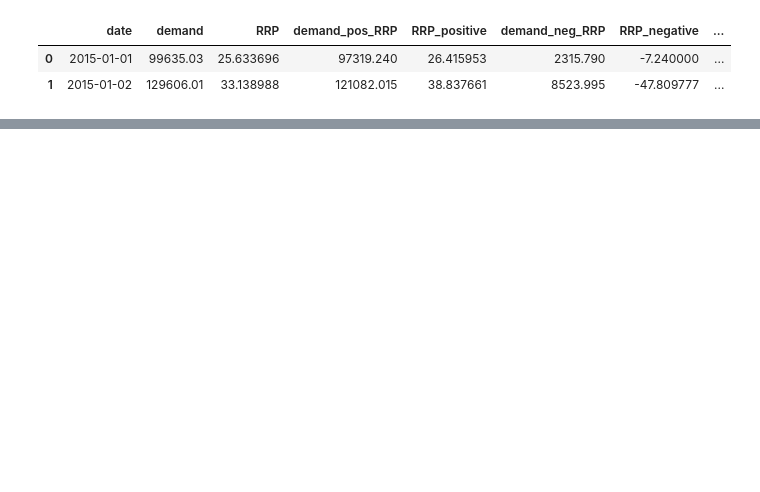
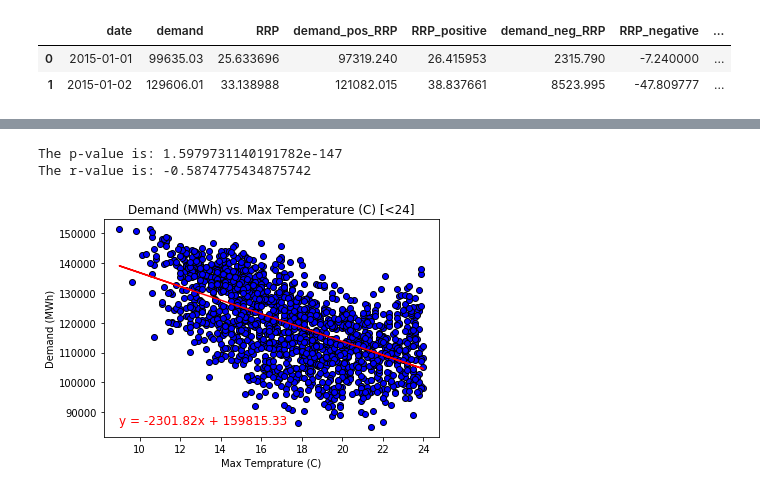
Before and after one commit to AThompson7/Project-1, a Jupyter notebook: electricity.ipynb, the cells around one changed output, grey strips where cells are left out. Drawn from its saved outputs; the diff is of its cells as text; code cells hidden in the pictures; blank space fills up the shorter version.

Commit message:
Scatter plots and pie chart.

```diff
--- a/electricity.ipynb
+++ b/electricity.ipynb
@@ -23,3 +24,6 @@ electricity_data_df.head(2)
 | 1 | 2015-01-02 | 129606.01 | 33.138988 | 121082.015 | 38.837661 | 8523.995 | -47.809777 | ... |
 # %%
 electricity_data_clean = electricity_data_df.drop(electricity_data_df.columns[[3,4,5,6,7]],axis=1)
+# %%
+#Dropping rows with missing values
+electricity_data_clean = electricity_data_clean.dropna()
@@ -25,0 +39,4 @@ electricity_data_clean = electricity_data_df.drop(electricity_data_df.columns[[3
+# %%
+#Removing rows with large price outliers
+electricity_data_clean.sort_values("RRP (AUD/MWh)").tail(20)
+electricity_data_clean = electricity_data_clean.loc[electricity_data_clean["RRP (AUD/MWh)"] <= 200, :]
@@ -41,0 +82,3 @@ electricity_data_clean
+# %%
+max_temp_demand_df = electricity_data_clean[["Date", "Demand (MWh)", "Max temperature"]]
+max_temp_demand_df.head()
@@ -41,0 +92,4 @@ electricity_data_clean
+# %%
+df1 = max_temp_demand_df.loc[max_temp_demand_df["Max temperature"] <= 24, [
+    "Date", "Demand (MWh)", "Max temperature"]]
+df1
@@ -41,0 +128,21 @@ electricity_data_clean
+# %%
+# Plot 1: Max Temperature (<24) vs. Demand
+x_values = df1 ["Max temperature"]
+y_values = df1 ["Demand (MWh)"]
+
+plt.scatter(x_values,y_values, marker = "o", facecolor = "blue", edgecolor="black")
+(slope, intercept, rvalue, pvalue, stderr) = linregress(x_values, y_values)
+regress_values = x_values * slope + intercept
+line_eq = "y = " + str(round(slope,2)) + "x + " + str(round(intercept,2))
+plt.plot(x_values,regress_values,"r-")
+plt.annotate(line_eq, (9, 86000), fontsize=12,color="red")
+plt.xlabel("Max Temprature (C)")
+plt.ylabel("Demand (MWh)")
+plt.title("Demand (MWh) vs. Max Temperature (C) [<24]")
+print(f"The p-value is: {pvalue}")
+print(f"The r-value is: {rvalue}")
+plt.show()
+# %% [output]
+The p-value is: 1.5979731140191782e-147
+The r-value is: -0.5874775434875742
+[figure, added]
```
Also changed, not shown: parts of 19 cells of this notebook, 2 other files.
